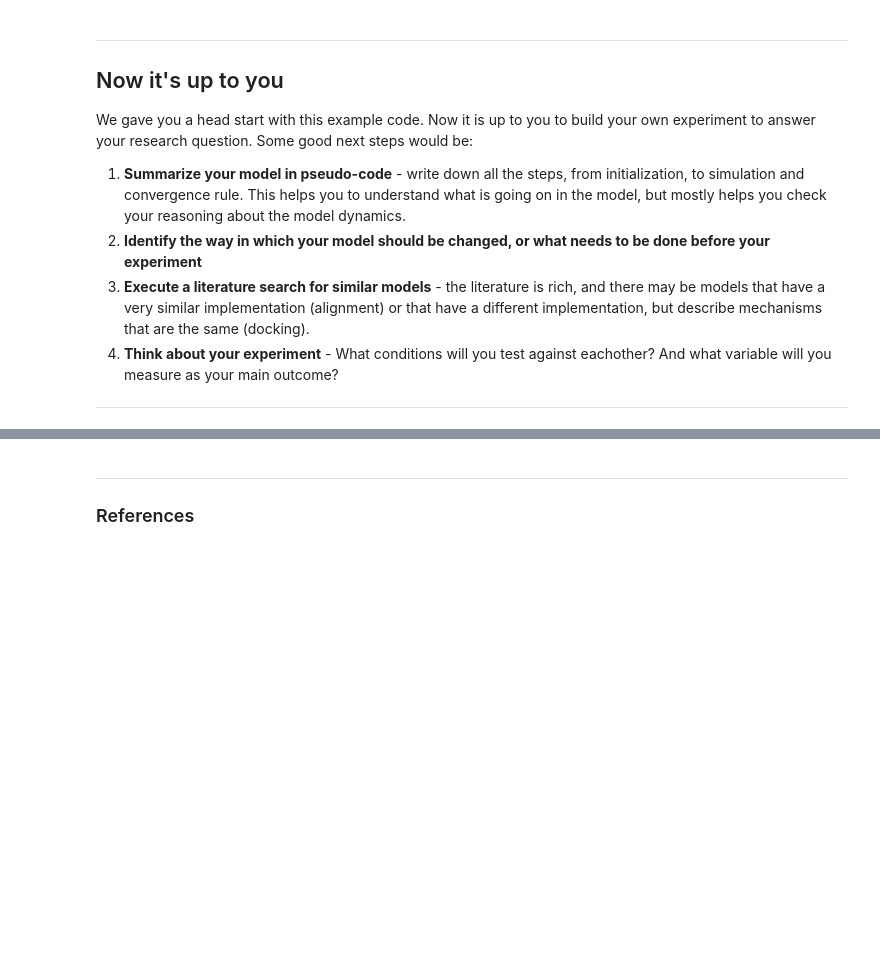
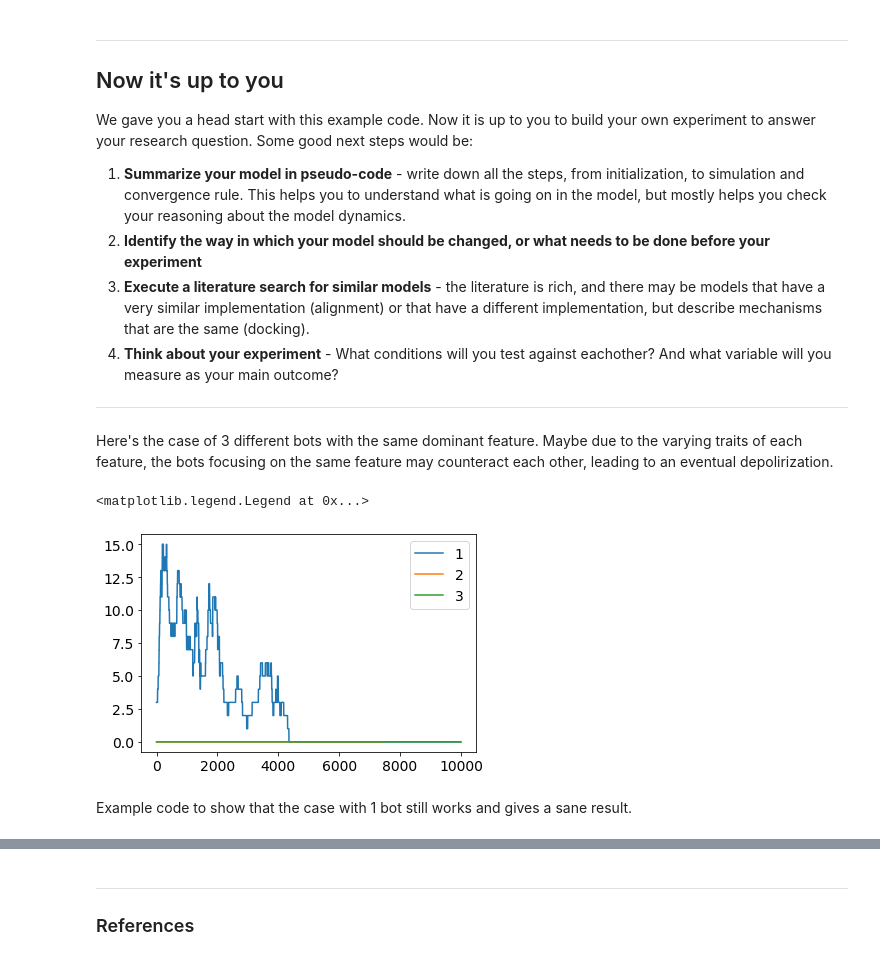
Before and after one commit to hchavan-cmd/ODIN, a Jupyter notebook: project_5.ipynb, the cells around one changed output, grey strips where cells are left out. Drawn from its saved outputs; the diff is of its cells as text; code cells hidden in the pictures; blank space fills up the shorter version.

```diff
--- a/project_5.ipynb
+++ b/project_5.ipynb
@@ -218,7 +218,7 @@ We gave you a head start with this example code. Now it is up to you to build yo
 #bot_dom_feat (defined as a list) lets you pick the dominant feature of each bot. The lengths of the list is equal to num_of_bots
 #feature_focus tells us which feature the graph focuses on when looking at the polarization of nodes
 # (see example code below how it can be used to see the polarization acroos different features)
-def simulation_run(bot_connectedness=.25,
+def edit_simulation_run(bot_connectedness=.25,
                    bot_activation_rate=.25,
                    N=80,
                    max_ticks=10000,
@@ -279,7 +279,19 @@ def simulation_run(bot_connectedness=.25,
            or ticks >= max_ticks):
             return bot_trait_count
             stop = True
+# %% [markdown]
+Here's the case of 3 different bots with the same dominant feature. Maybe due to the varying traits of each feature, the bots focusing on the same feature may counteract each other, leading to an eventual depolirization.
 # %%
-test = simulation_run(num_of_bots=3, bot_dom_trait=[2, 1, 1], feature_focus='f01', seed = 99)
-test2 = simulation_run(num_of_bots=3, bot_dom_trait=[2, 1, 1], feature_focus='f02', seed = 99)
-test3 = simulation_run(num_of_bots=3, bot_dom_trait=[2, 1, 1], feature_focus='f03', seed = 99)
+test = edit_simulation_run(num_of_bots=3, bot_dom_feat=[1, 1, 1], feature_focus='f01', seed = 99)
+test2 = edit_simulation_run(num_of_bots=3, bot_dom_feat=[1, 1, 1], feature_focus='f02', seed = 99)
+test3 = edit_simulation_run(num_of_bots=3, bot_dom_feat=[1, 1, 1], feature_focus='f03', seed = 99)
+# %%
+plt.plot(test)
+plt.plot(test2)
+plt.plot(test3)
+plt.legend([1,2,3])
+# %% [output]
+<matplotlib.legend.Legend at 0x...>
+[figure, added]
+# %% [markdown]
+Example code to show that the case with 1 bot still works and gives a sane result.
```
Also changed, not shown: parts of 7 cells of this notebook.
